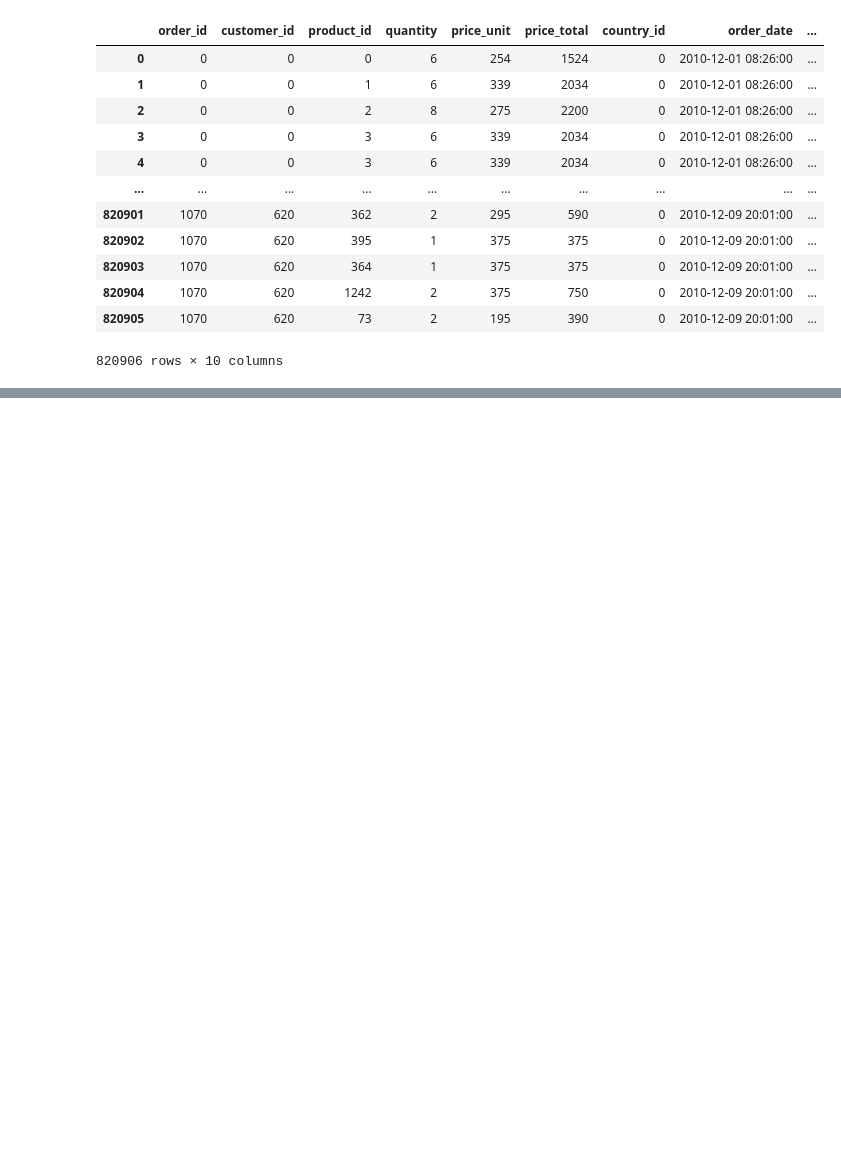
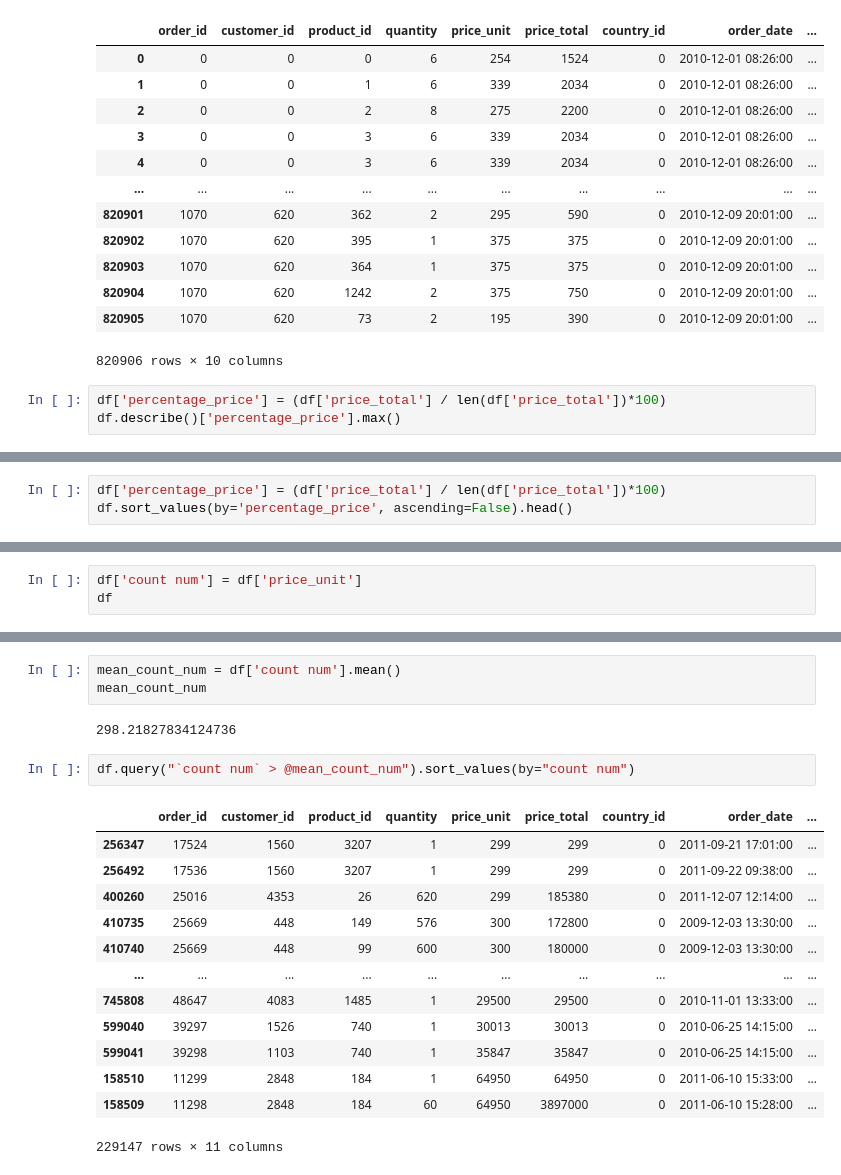
Before and after one commit to rabobahago/Python_ML_Data_Science, a Jupyter notebook: DWthon/read_dataframe.ipynb, the cells around one changed output, grey strips where cells are left out. Drawn from its saved outputs; the diff is of its cells as text; blank space fills up the shorter version.

Commit message:
dataframe query method implemented

```diff
--- a/DWthon/read_dataframe.ipynb
+++ b/DWthon/read_dataframe.ipynb
@@ -184,3 +184,6 @@ df
 | 820904 | 1070 | 620 | 1242 | 2 | 375 | 750 | 0 | 2010-12-09 20:01:00 | ... |
 | 820905 | 1070 | 620 | 73 | 2 | 195 | 390 | 0 | 2010-12-09 20:01:00 | ... |
 820906 rows × 10 columns
+# %%
+df['percentage_price'] = (df['price_total'] / len(df['price_total'])*100)
+df.describe()['percentage_price'].max()
@@ -186,0 +192,3 @@ df
+# %%
+df['percentage_price'] = (df['price_total'] / len(df['price_total'])*100)
+df.sort_values(by='percentage_price', ascending=False).head()
@@ -186,0 +202,3 @@ df
+# %%
+df['count num'] = df['price_unit']
+df
@@ -186,0 +219,21 @@ df
+# %%
+mean_count_num = df['count num'].mean()
+mean_count_num
+# %% [output]
+298.21827834124736
+# %%
+df.query("`count num` > @mean_count_num").sort_values(by="count num")
+# %% [output]
+|  | order_id | customer_id | product_id | quantity | price_unit | price_total | country_id | order_date | ... |
+| 256347 | 17524 | 1560 | 3207 | 1 | 299 | 299 | 0 | 2011-09-21 17:01:00 | ... |
+| 256492 | 17536 | 1560 | 3207 | 1 | 299 | 299 | 0 | 2011-09-22 09:38:00 | ... |
+| 400260 | 25016 | 4353 | 26 | 620 | 299 | 185380 | 0 | 2011-12-07 12:14:00 | ... |
+| 410735 | 25669 | 448 | 149 | 576 | 300 | 172800 | 0 | 2009-12-03 13:30:00 | ... |
+| 410740 | 25669 | 448 | 99 | 600 | 300 | 180000 | 0 | 2009-12-03 13:30:00 | ... |
+| ... | ... | ... | ... | ... | ... | ... | ... | ... | ... |
+| 745808 | 48647 | 4083 | 1485 | 1 | 29500 | 29500 | 0 | 2010-11-01 13:33:00 | ... |
+| 599040 | 39297 | 1526 | 740 | 1 | 30013 | 30013 | 0 | 2010-06-25 14:15:00 | ... |
+| 599041 | 39298 | 1103 | 740 | 1 | 35847 | 35847 | 0 | 2010-06-25 14:15:00 | ... |
+| 158510 | 11299 | 2848 | 184 | 1 | 64950 | 64950 | 0 | 2011-06-10 15:33:00 | ... |
+| 158509 | 11298 | 2848 | 184 | 60 | 64950 | 3897000 | 0 | 2011-06-10 15:28:00 | ... |
+229147 rows × 11 columns
```
Also changed, not shown: parts of 4 cells of this notebook.
